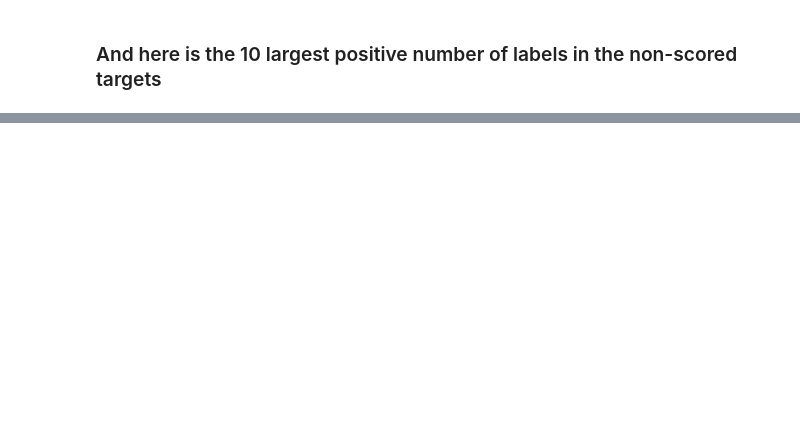
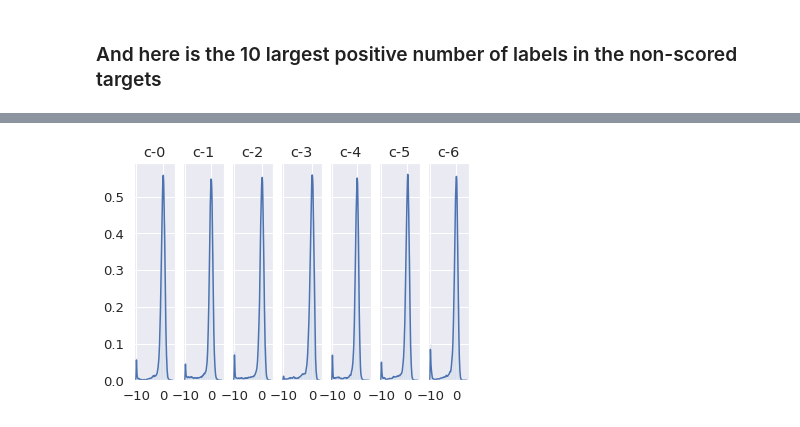
Before and after one commit to guohaoyu110/EE542_final, a Jupyter notebook: MoA-EDA.ipynb, the cells around one changed output, grey strips where cells are left out. Saved outputs shown, nothing was run; the diff lists cells and outputs as text; code cells hidden in the pictures; blank space fills up the shorter version.

```diff
--- a/MoA-EDA.ipynb
+++ b/MoA-EDA.ipynb
@@ -402,0 +523,20 @@ plt.show()
+# %%
+cnum = train_features[CELLS].shape[1]
+graphs = []
+
+for i in range(0, cnum -1 , 7):
+    #for least display....
+    if i >= 3:
+        break
+    idxs = list(np.array([0, 1, 2, 3, 4, 5, 6]) + i)
+
+
+    fig, axs = plt.subplots(1, 7, sharey=True)
+    for k, item in enumerate(idxs):
+        if item >=100:
+            break
+        graph = sns.distplot(train_features[CELLS].values[:,item], ax=axs[k])
+        graph.set_title(f"c-{item}")
+        graphs.append(graph)
+# %% [output]
+[figure, added]
```
Also changed, not shown: parts of 48 cells of this notebook.
